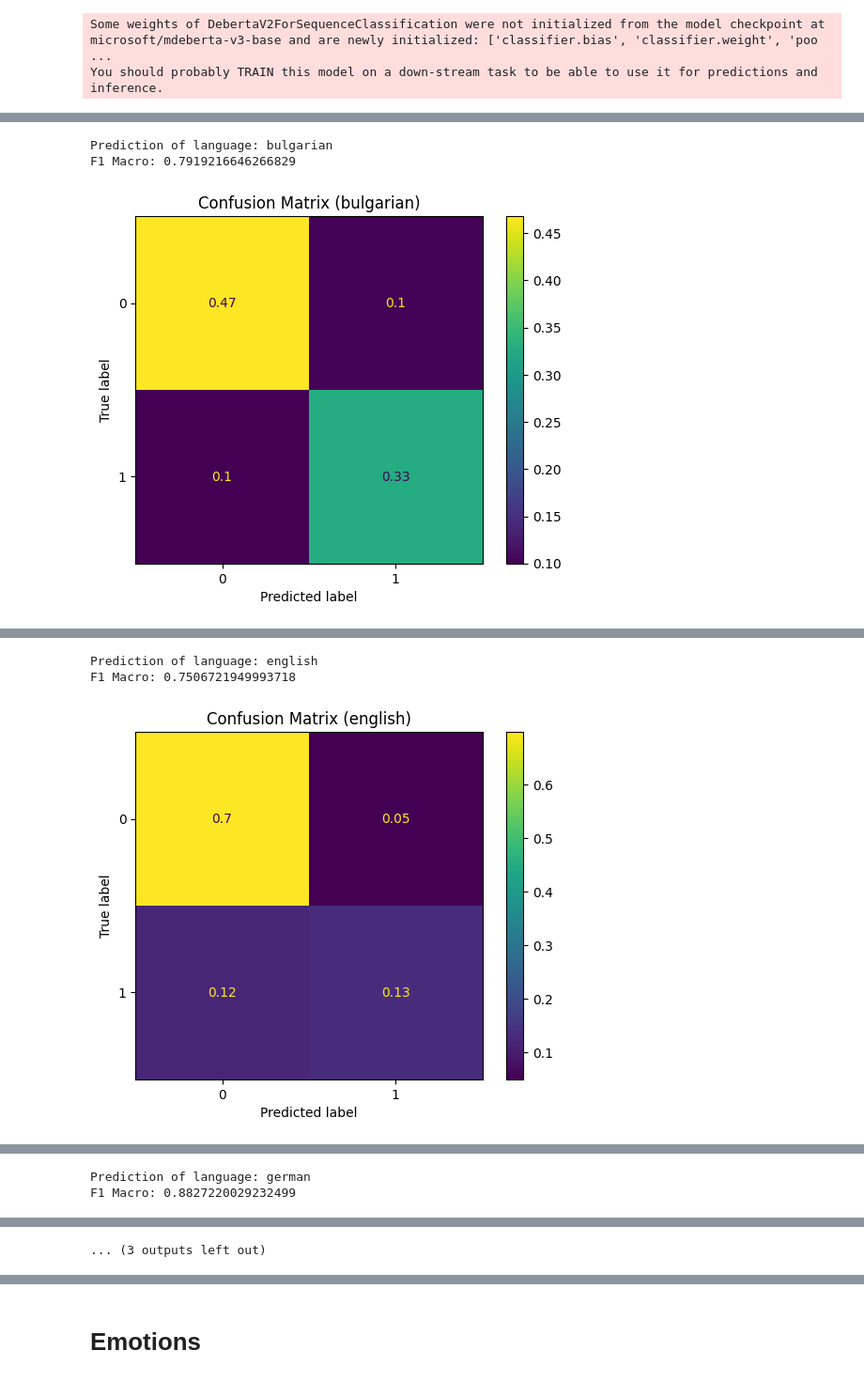
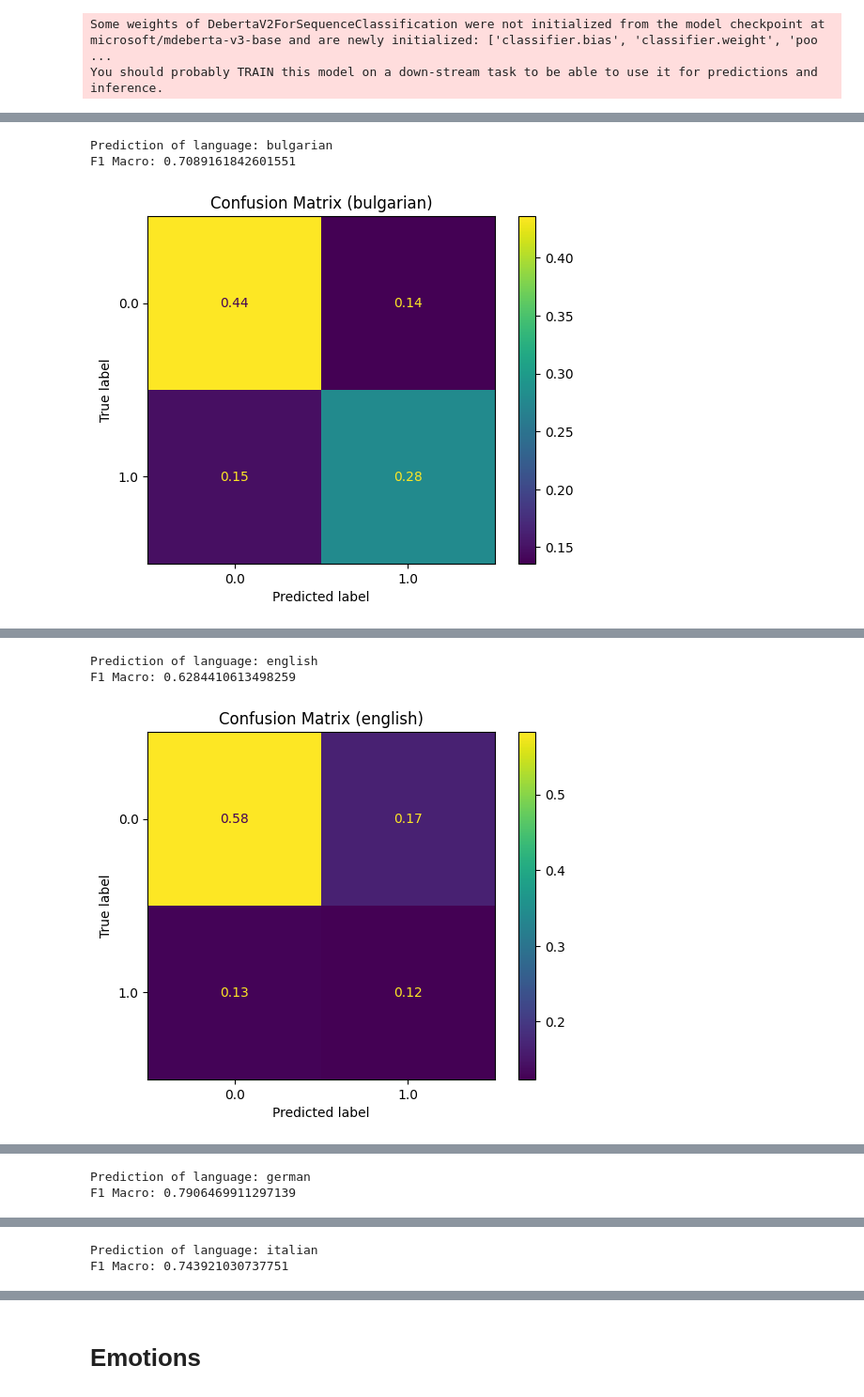
Before and after one commit to MatteoFasulo/clef2025-checkthat, a Jupyter notebook: notebook.ipynb, the cells around one changed output, grey strips where cells are left out. Shown at 94% size. Drawn from its saved outputs; the diff is of its cells as text; code cells hidden in the pictures.

Commit message:
mDeBERTa pipeline for multilingual training and specific language training + optuna objective

```diff
--- a/notebook.ipynb
+++ b/notebook.ipynb
@@ -240,3 +238,8 @@ def create_dataloader(input_ids, attention_masks, labels, batch_size):
 # %%
-train_input_ids, train_attention_masks = tokenize_text(train['sentence'].to_list())
-dev_input_ids, dev_attention_masks = tokenize_text(dev['sentence'].to_list())
+train_input_ids, train_attention_masks = tokenize_text(train[train['lang']=='italian']['sentence'].to_list())
+dev_input_ids, dev_attention_masks = tokenize_text(dev[dev['lang']=='italian']['sentence'].to_list())
+test_input_ids, test_attention_masks = tokenize_text(test[test['lang']=='italian']['sentence'].to_list())
+# %%
+class_weights = compute_class_weight(class_weight="balanced", classes=np.unique(train[train['lang']=='italian']['label']), y=train[train['lang']=='italian']['label'])
+class_weights = torch.tensor(class_weights, dtype=torch.float32).to(device)
+class_weights
@@ -421,0 +377,2 @@ TrainOutput(global_step=1005, training_loss=0.4556496041331125, metrics={'train_
+# %%
+model = train_model(model, "mDeBERTa-base-subjectivity.pth", train_dl, dev_dl, criterion, optimizer, scheduler, epochs, device)
@@ -423,10 +390,44 @@ TrainOutput(global_step=1005, training_loss=0.4556496041331125, metrics={'train_
 results_df = pd.DataFrame(columns=['model','f1','acc','lang'])
 
 for language in test['lang'].unique():
-    test_dl = Dataset.from_pandas(test[test['lang'] == language])
-    test_dl = test_dl.map(preprocess_text, batched=True)
-    predictions, labels, _ = trainer.predict(test_dl)
-    predictions = np.argmax(predictions, axis=1)
+    test_lang_df = test[test['lang'] == language]
+    test_input_ids, test_attention_masks = tokenize_text(test_lang_df['sentence'].to_list())
+    test_dl = create_dataloader(
+        test_input_ids,
+        test_attention_masks,
+        torch.Tensor(test_lang_df['label'].values),
+        batch_size=batch_size,
+        shuffle=False,
+        pin_mem=False
+    )
+    model.eval()
+
+    labels = []
+    predictions = []
+
+    with torch.no_grad():
+        for batch in tqdm(test_dl, desc="Predicting"):
+            b_input_ids, b_input_mask, b_labels = batch
+            b_input_ids = b_input_ids.to(device)
+            b_input_mask = b_input_mask.to(device)
+            b_labels = b_labels.to(device)
+
+            result = model(b_input_ids,
+                          token_type_ids=None,
+                          attention_mask=b_input_mask,
+                          labels=b_labels,
+                          return_dict=True)
+
+            logits = result.logits
+            logits = logits.detach().cpu().numpy()
+            label_ids = b_labels.to('cpu').numpy()
+
+            labels.extend(label_ids)
+            logits = np.argmax(logits, axis=1)
+            predictions.extend(logits)
+
+    labels = np.array(labels)
+    predictions = np.array(predictions)
     f1_macro = f1_score(labels, predictions, average="macro", zero_division=0)
     acc = accuracy_score(labels, predictions)
 
@@ -447,3 +446,3 @@ F1 Macro: 0.5032807159698065
 Prediction of language: bulgarian
-F1 Macro: 0.7919216646266829
+F1 Macro: 0.7089161842601551
-[figure, old version]
+[figure, new version]
@@ -451,3 +449,3 @@ F1 Macro: 0.7919216646266829
 Prediction of language: english
-F1 Macro: 0.7506721949993718
+F1 Macro: 0.6284410613498259
-[figure, old version]
+[figure, new version]
@@ -455,2 +452,2 @@ F1 Macro: 0.7506721949993718
 Prediction of language: german
-F1 Macro: 0.8827220029232499
+F1 Macro: 0.7906469911297139
@@ -458 +455,2 @@ F1 Macro: 0.8827220029232499
-... (3 outputs left out)
+Prediction of language: italian
+F1 Macro: 0.743921030737751
```
Also changed, not shown: parts of 26 cells of this notebook.
